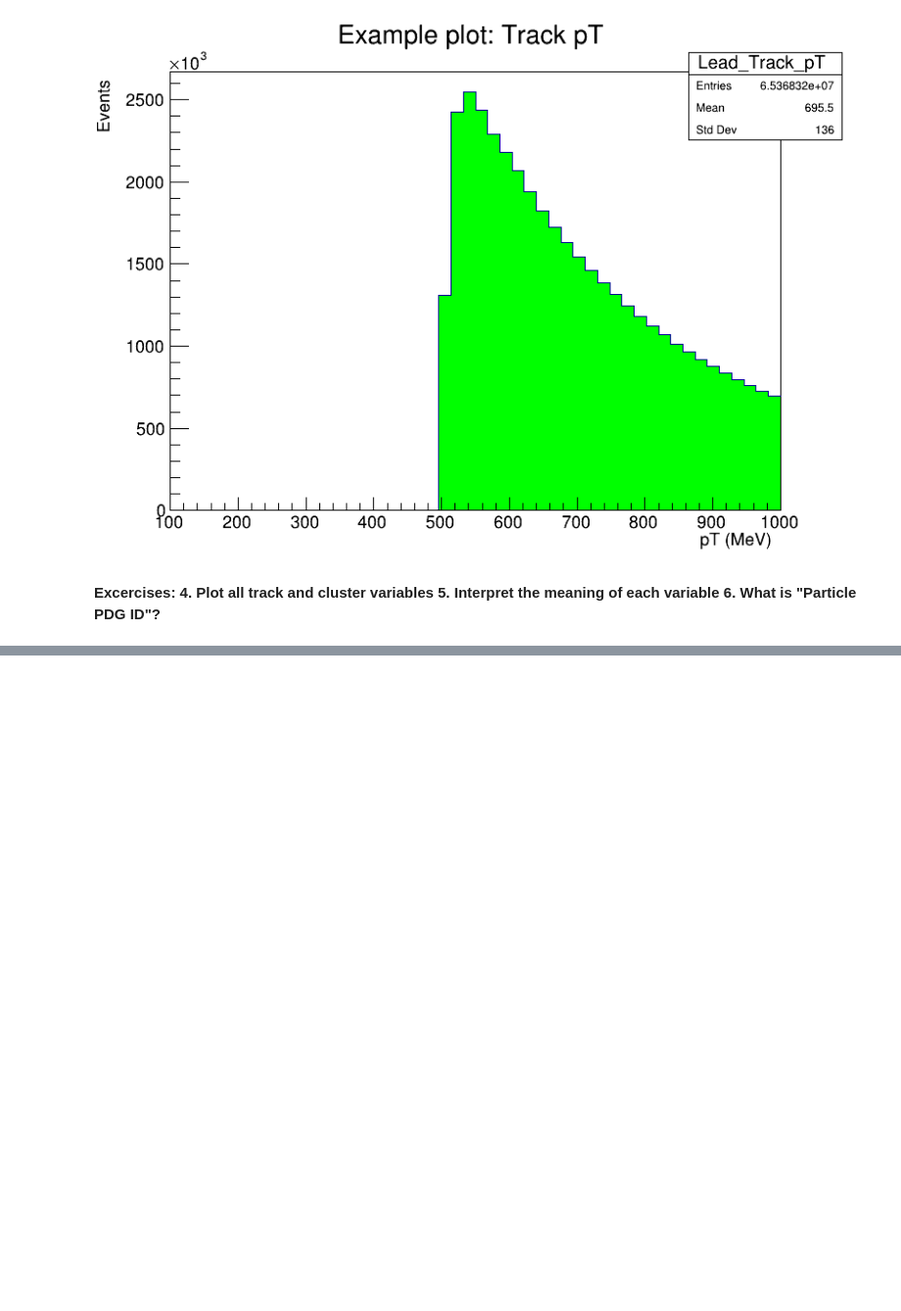
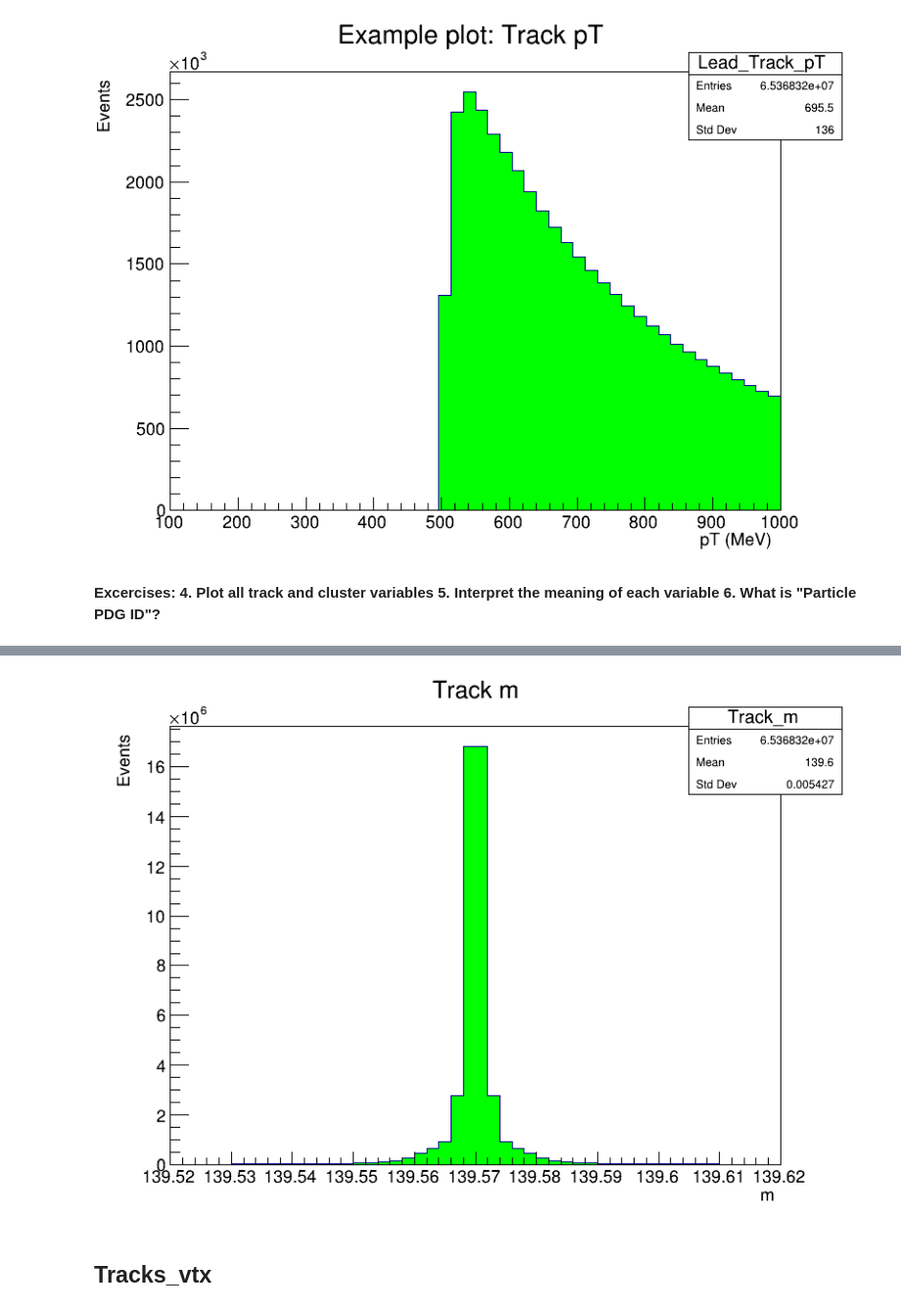
Before and after one commit to jummorenope/Temas-avanzados-en-f-sica-de-particulas, a Jupyter notebook: Actividad1/Tracks_Clusters_cpp.ipynb, the cells around one changed output, grey strips where cells are left out. Shown at 98% size. Saved outputs shown, nothing was run; the diff lists cells and outputs as text; code cells hidden in the pictures; blank space fills up the shorter version.

```diff
--- a/Actividad1/Tracks_Clusters_cpp.ipynb
+++ b/Actividad1/Tracks_Clusters_cpp.ipynb
@@ -245,0 +298,24 @@ canvas->Draw();
+# %%
+vector<float> *tracks_m;
+tree->SetBranchAddress("Tracks_m", &tracks_m);
+
+TH1F *hist_lead_track_m = new TH1F("Track_m","Track m; m ; Events ",50,139.52,139.62);
+int nentries, nbytes, i;
+nentries = (Int_t)tree->GetEntries();
+# %%
+for (i = 0; i < nentries; i++)
+{
+    nbytes = tree->GetEntry(i);
+    for(int tr=0; tr<tracks_m->size(); tr++)
+    {
+        hist_lead_track_m->Fill(tracks_m->at(tr));
+    }
+
+}
+hist_lead_track_m->SetFillColor(kGreen);
+hist_lead_track_m->Draw();
+canvas->Draw();
+# %% [output]
+[figure, added]
+# %% [markdown]
+## Tracks_vtx
```
Also changed, not shown: parts of 36 cells of this notebook.
